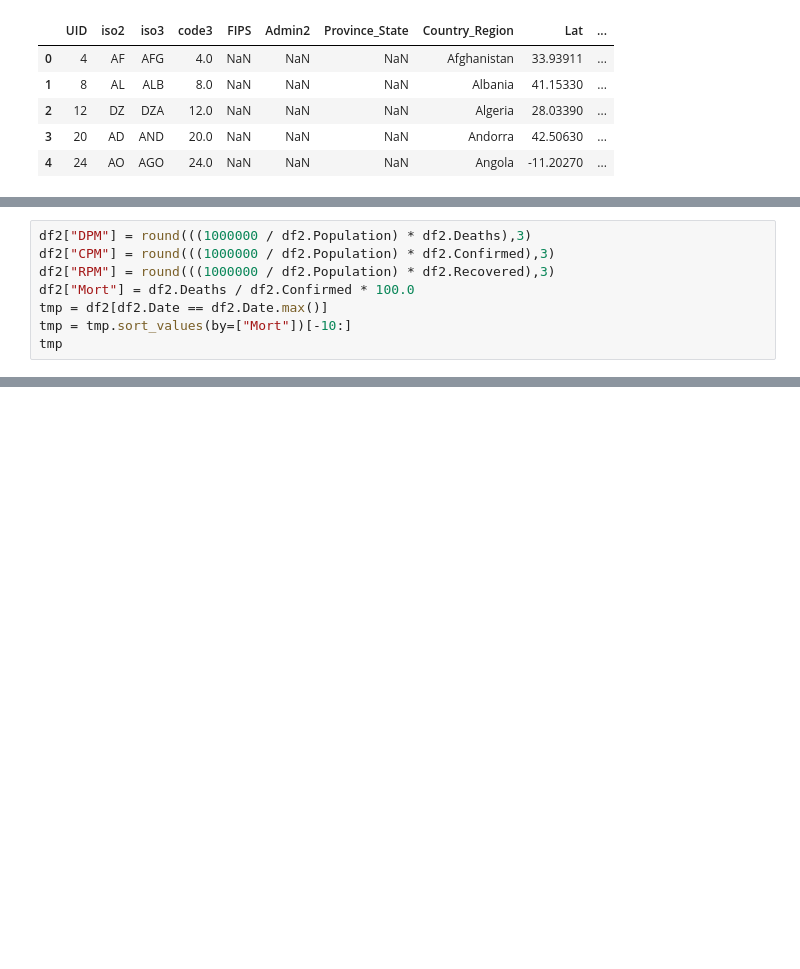
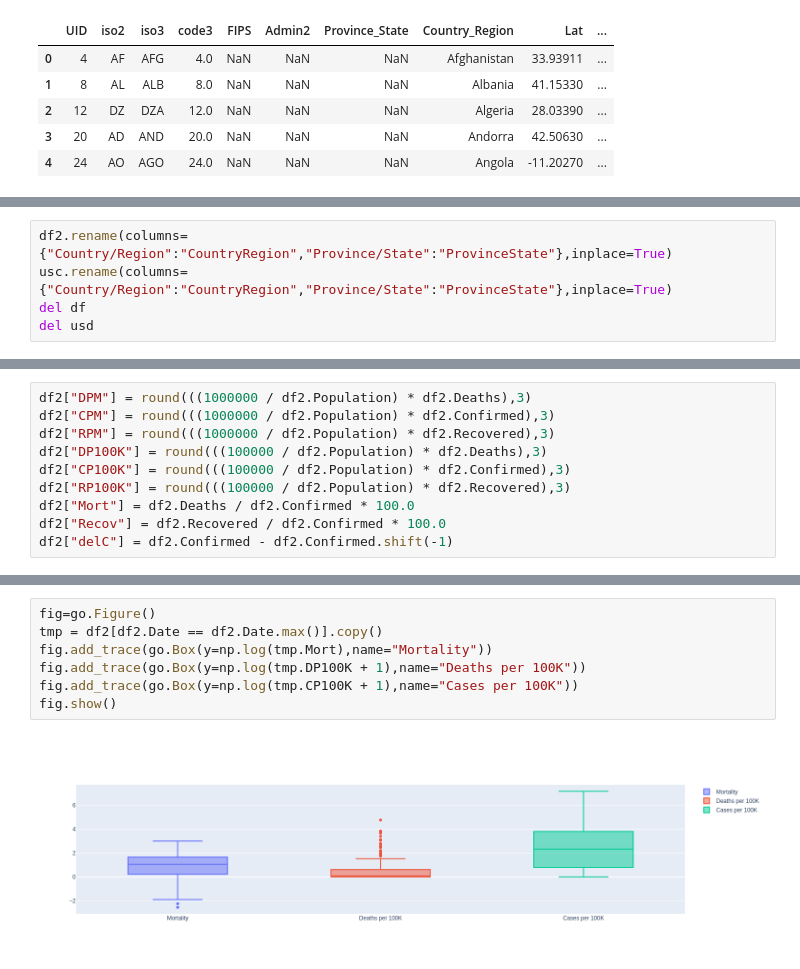
Before and after one commit to gregory1506/DashPlotly, a Jupyter notebook: 09_update_pops.ipynb, the cells around one changed output, grey strips where cells are left out. Saved outputs shown, nothing was run; the diff lists cells and outputs as text; blank space fills up the shorter version.

```diff
--- a/09_update_pops.ipynb
+++ b/09_update_pops.ipynb
@@ -60,0 +87,5 @@ df2[(df2.Population.isnull()) & (df2.Date == df2.Date.max())]
+# %%
+df2.rename(columns={"Country/Region":"CountryRegion","Province/State":"ProvinceState"},inplace=True)
+usc.rename(columns={"Country/Region":"CountryRegion","Province/State":"ProvinceState"},inplace=True)
+del df
+del usd
@@ -62,7 +96,9 @@ df2[(df2.Population.isnull()) & (df2.Date == df2.Date.max())]
 df2["DPM"] = round(((1000000 / df2.Population) * df2.Deaths),3)
 df2["CPM"] = round(((1000000 / df2.Population) * df2.Confirmed),3)
 df2["RPM"] = round(((1000000 / df2.Population) * df2.Recovered),3)
+df2["DP100K"] = round(((100000 / df2.Population) * df2.Deaths),3)
+df2["CP100K"] = round(((100000 / df2.Population) * df2.Confirmed),3)
+df2["RP100K"] = round(((100000 / df2.Population) * df2.Recovered),3)
 df2["Mort"] = df2.Deaths / df2.Confirmed * 100.0
-tmp = df2[df2.Date == df2.Date.max()]
-tmp = tmp.sort_values(by=["Mort"])[-10:]
-tmp
+df2["Recov"] = df2.Recovered / df2.Confirmed * 100.0
+df2["delC"] = df2.Confirmed - df2.Confirmed.shift(-1)
@@ -80,0 +182,9 @@ tmp
+# %%
+fig=go.Figure()
+tmp = df2[df2.Date == df2.Date.max()].copy()
+fig.add_trace(go.Box(y=np.log(tmp.Mort),name="Mortality"))
+fig.add_trace(go.Box(y=np.log(tmp.DP100K + 1),name="Deaths per 100K"))
+fig.add_trace(go.Box(y=np.log(tmp.CP100K + 1),name="Cases per 100K"))
+fig.show()
+# %% [output]
+[figure, added]
```
Also changed, not shown: parts of 20 cells of this notebook, 5 other files.
